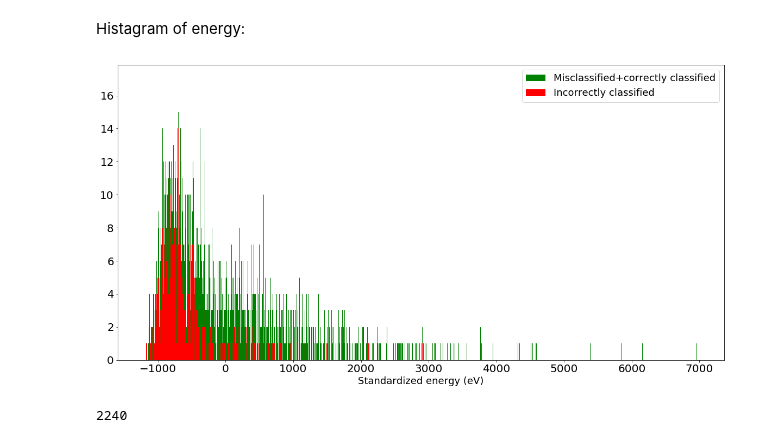
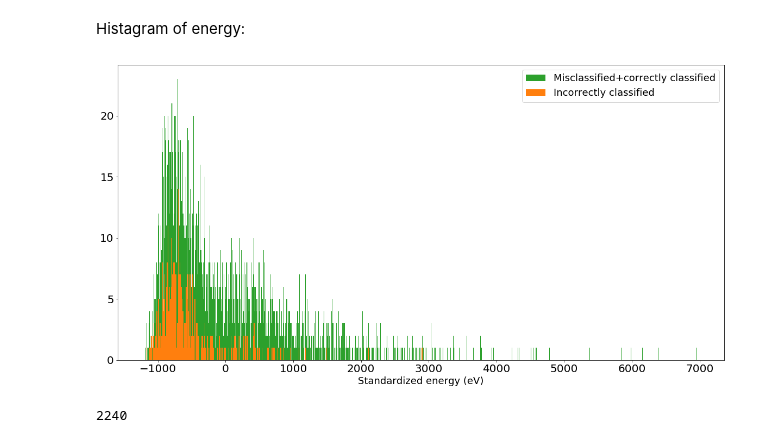
Before and after one commit to silmaglo/TFM, a Jupyter notebook: electrons_vs_muons/e_VS_mu2.ipynb, the cells around one changed output. Cells and saved outputs as stored; diff of their text form; code cells hidden in the pictures.

```diff
--- a/electrons_vs_muons/e_VS_mu2.ipynb
+++ b/electrons_vs_muons/e_VS_mu2.ipynb
@@ -698,27 +698,27 @@ Histagram of energy:
 # %%
 import numpy as np
 import matplotlib.pyplot as plt
 
 plt.figure(figsize=(20,10))
 
 values =  X_true_predicted[:,0]
-plt1 = n, bins, patches = plt.hist(values, bins=1500,
-                            align='left', color='g')
+plt1 = n, bins, patches = plt.hist(values, bins=1000,
+                            align='left', color='C02')
 
 values_non_true = np.where(X_true_predicted[:,1] != X_true_predicted[:,2])
 values_non_true = X_true_predicted[values_non_true,0]
 values_non_true = np.rollaxis(values_non_true, -1)
 
 
 plt2 = n, bins, patches = plt.hist(values_non_true, bins=len(values_non_true),
-                            align='left', color='r')
+                            align='left', color='C01')
 plt.legend(('Misclassified+correctly classified', 'Incorrectly classified'), fontsize=18)
 plt.xlabel('Standardized energy (eV)', fontsize=18)
 plt.xticks(fontsize= 20)
 plt.yticks(fontsize= 20)
 plt.show()
 # %% [output]
-[figure, old version]
+[figure, new version]
 # %%
 len(values)
 # %% [output]
```
Also changed, not shown: parts of 26 cells of this notebook.
